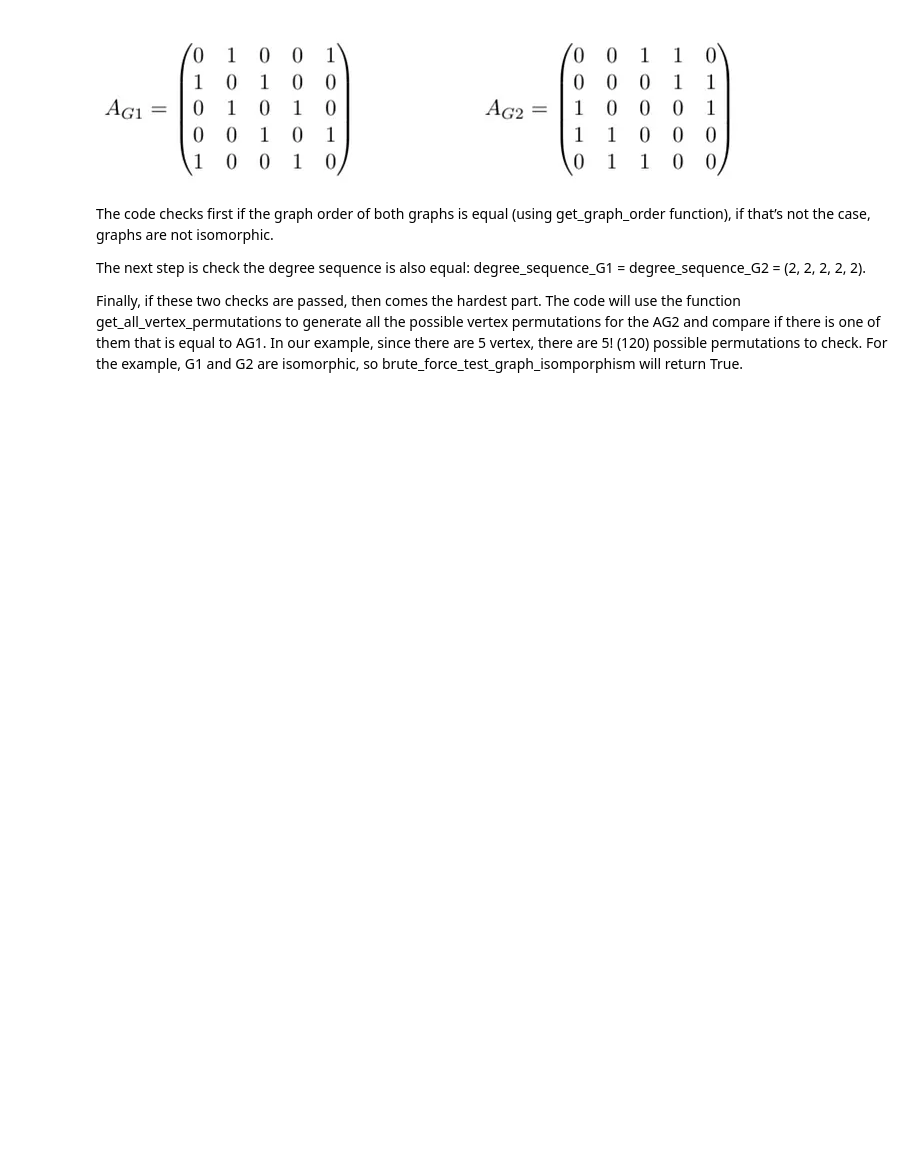
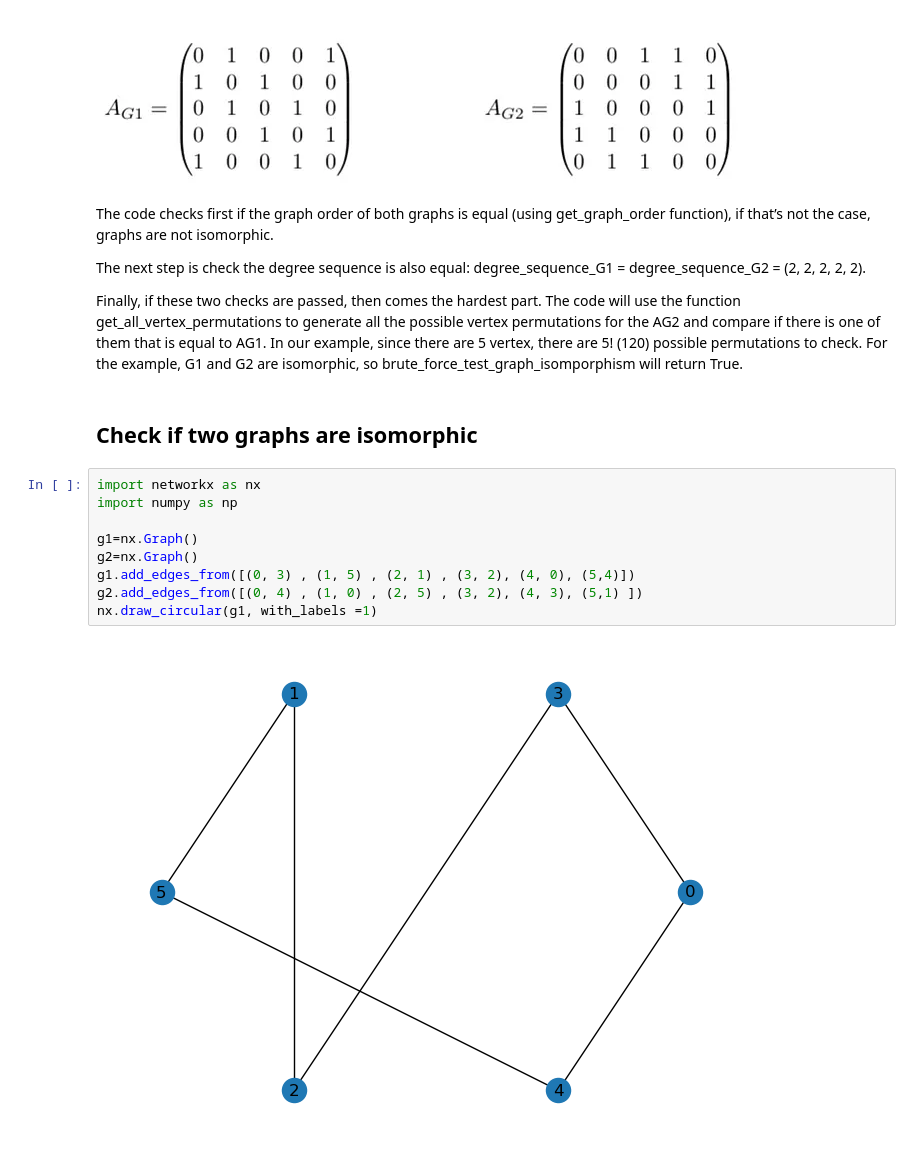
Before and after one commit to GabrieliusSavickis/GraphTheory, a Jupyter notebook: graph_isomorphism.ipynb, the cells around one changed output. Saved outputs shown, nothing was run; the diff lists cells and outputs as text; blank space fills up the shorter version.

Commit message:
Added checking if two graphs are isomorphic

```diff
--- a/graph_isomorphism.ipynb
+++ b/graph_isomorphism.ipynb
@@ -120,3 +120,16 @@ The code checks first if the graph order of both graphs is equal (using get_grap
 The next step is check the degree sequence is also equal: degree_sequence_G1 = degree_sequence_G2 = (2, 2, 2, 2, 2).
 
 Finally, if these two checks are passed, then comes the hardest part. The code will use the function get_all_vertex_permutations to generate all the possible vertex permutations for the AG2 and compare if there is one of them that is equal to AG1. In our example, since there are 5 vertex, there are 5! (120) possible permutations to check. For the example, G1 and G2 are isomorphic, so brute_force_test_graph_isomporphism will return True.
+# %% [markdown]
+## Check if two graphs are isomorphic
+# %%
+import networkx as nx
+import numpy as np
+
+g1=nx.Graph()
+g2=nx.Graph()
+g1.add_edges_from([(0, 3) , (1, 5) , (2, 1) , (3, 2), (4, 0), (5,4)])
+g2.add_edges_from([(0, 4) , (1, 0) , (2, 5) , (3, 2), (4, 3), (5,1) ])
+nx.draw_circular(g1, with_labels =1)
+# %% [output]
+[figure, added]
```
Also changed, not shown: parts of 4 cells of this notebook.
